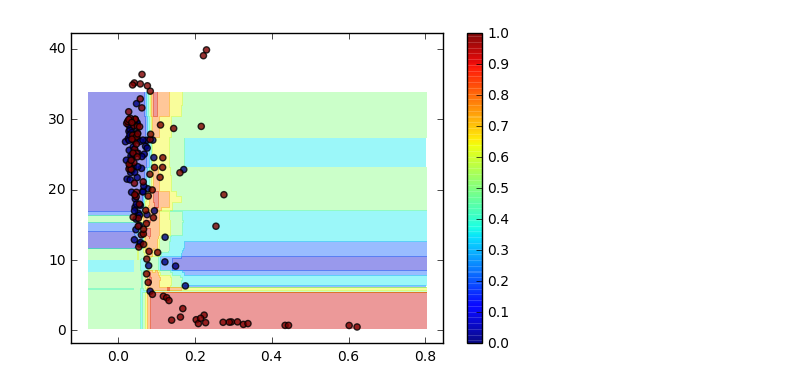
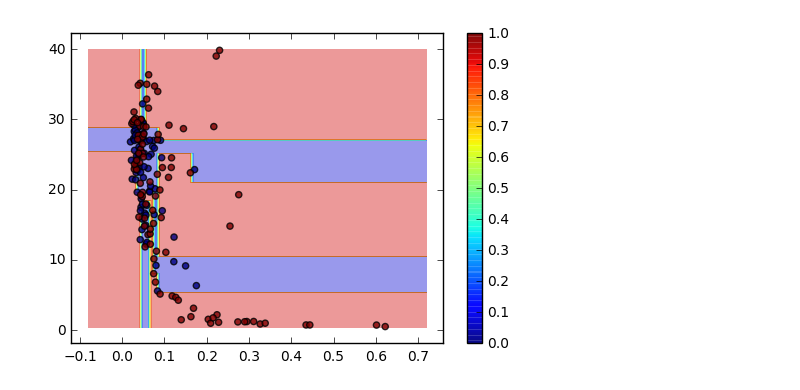
Before and after one commit to liu963/insight-project, a Jupyter notebook: pattern-recognition/Classifier-New.ipynb, the cells around one changed output. Saved outputs shown, nothing was run; the diff lists cells and outputs as text; code cells hidden in the pictures.

```diff
--- a/pattern-recognition/Classifier-New.ipynb
+++ b/pattern-recognition/Classifier-New.ipynb
@@ -152,10 +148,22 @@ plt.show()
+# %%
+# Plot region with p > 0.5
+
+Z_pos = clf.predict(np.c_[xx.ravel(), yy.ravel()])
+# ix_pos = np.where(Z_pos>0.5)[0]
+Z_pos[Z_pos>0.5] = 1
+Z_pos = Z_pos.reshape(xx.shape)
+
+plt.contourf(xx, yy, Z_pos, alpha=0.4)
+plt.scatter(X[:, 0], X[:, 1], c=y, alpha=0.8)
+plt.colorbar()
+plt.show()
+# %% [output]
+[figure, added]
 # %%
-plt.contourf(xx, yy, dec_reg, alpha=0.4)
-plt.scatter(X_real[:, 0], X_real[:, 1], c=y_real, alpha=0.8)
-plt.colorbar()
-plt.show()
+# plt.contourf(xx, yy, dec_reg, alpha=0.4)
+# plt.scatter(X_real[:, 0], X_real[:, 1], c=y_real, alpha=0.8)
+# plt.colorbar()
+# plt.show()
-# %% [output]
-[figure, removed]
 # %%
 # percentage of real images with clear patterns that are detected
 
```
Also changed, not shown: parts of 17 cells of this notebook.
